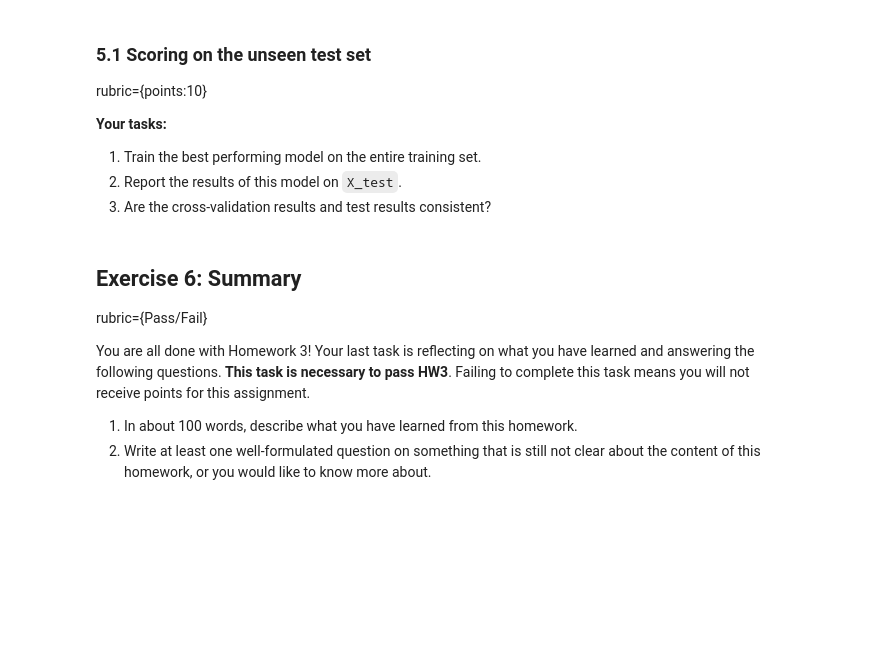
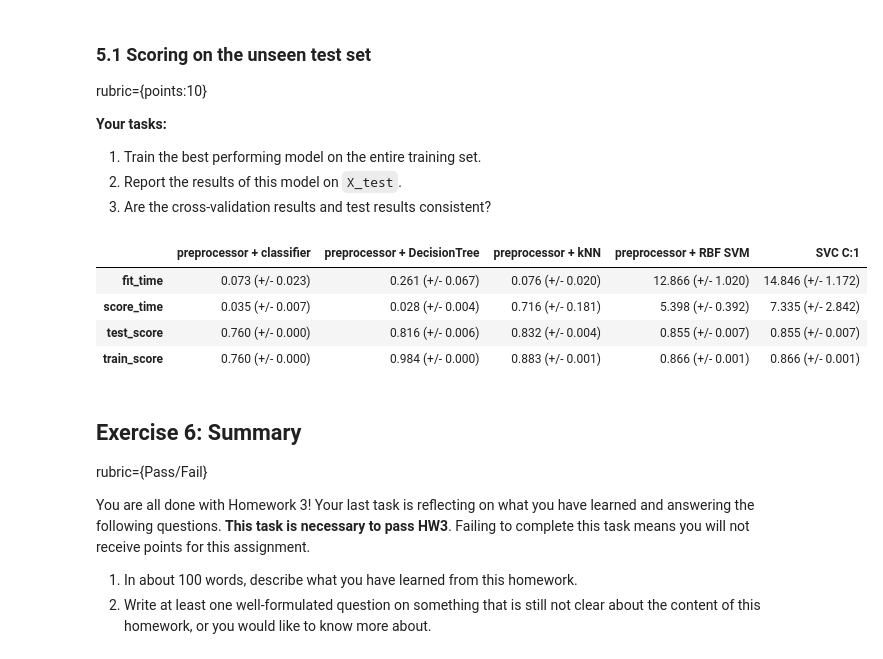
Before and after one commit to wangseann/cpsc330-2022W2, a Jupyter notebook: hw/hw3/hw3.ipynb, the cells around one changed output. Saved outputs shown, nothing was run; the diff lists cells and outputs as text; code cells hidden in the pictures; blank space fills up the shorter version.

```diff
--- a/hw/hw3/hw3.ipynb
+++ b/hw/hw3/hw3.ipynb
@@ -450,10 +450,5 @@ In this exercise, you'll carry out hyperparameter optimization for the hyperpara
 param_vals = np.logspace(-2, 2, num=5, base=10)
 param_grid = {"C": np.delete(param_vals, np.where(param_vals == 1.0))}
 
-for value in param_grid["C"]:
-    pipe = make_pipeline(preprocessor, SVC(C = value))
-    results_dict[f"SVC (C:{value})"] = mean_std_cross_val_scores(
-        pipe, X_train, y_train, return_train_score = True)
-
-pd.DataFrame(results_dict)
+print(param_grid)
 # %% [output]
@@ -460,0 +456,9 @@ KeyboardInterrupt:
+# %%
+results_dict2 = {} # dictionary to store all the results
+
+for value in param_grid["C"]:
+    pipeline = make_pipeline(preprocessor, SVC(C = value))
+    results_dict2[f"SVC (C:{value})"] = mean_std_cross_val_scores(
+        pipeline, X_train, y_train, return_train_score = True)
+
+pd.DataFrame(results_dict2).T
@@ -477,9 +487,20 @@ rubric={points:10}
 # %%
 best_pipe = make_pipeline(preprocessor, SVC(C = 1))
 
 best_pipe.fit(X_train, y_train)
 
 best_pipe.predict(X_test)
+
+results_dict["SVC C:1"] = mean_std_cross_val_scores(
+        best_pipe, X_train, y_train, return_train_score = True)
+
+pd.DataFrame(results_dict)
+# %% [output]
+|  | preprocessor + classifier | preprocessor + DecisionTree | preprocessor + kNN | preprocessor + RBF SVM | SVC C:1 |
+| fit_time | 0.073 (+/- 0.023) | 0.261 (+/- 0.067) | 0.076 (+/- 0.020) | 12.866 (+/- 1.020) | 14.846 (+/- 1.172) |
+| score_time | 0.035 (+/- 0.007) | 0.028 (+/- 0.004) | 0.716 (+/- 0.181) | 5.398 (+/- 0.392) | 7.335 (+/- 2.842) |
+| test_score | 0.760 (+/- 0.000) | 0.816 (+/- 0.006) | 0.832 (+/- 0.004) | 0.855 (+/- 0.007) | 0.855 (+/- 0.007) |
+| train_score | 0.760 (+/- 0.000) | 0.984 (+/- 0.000) | 0.883 (+/- 0.001) | 0.866 (+/- 0.001) | 0.866 (+/- 0.001) |
 # %% [markdown]
 ## Exercise 6: Summary
 
```
Also changed, not shown: parts of 7 cells of this notebook.
